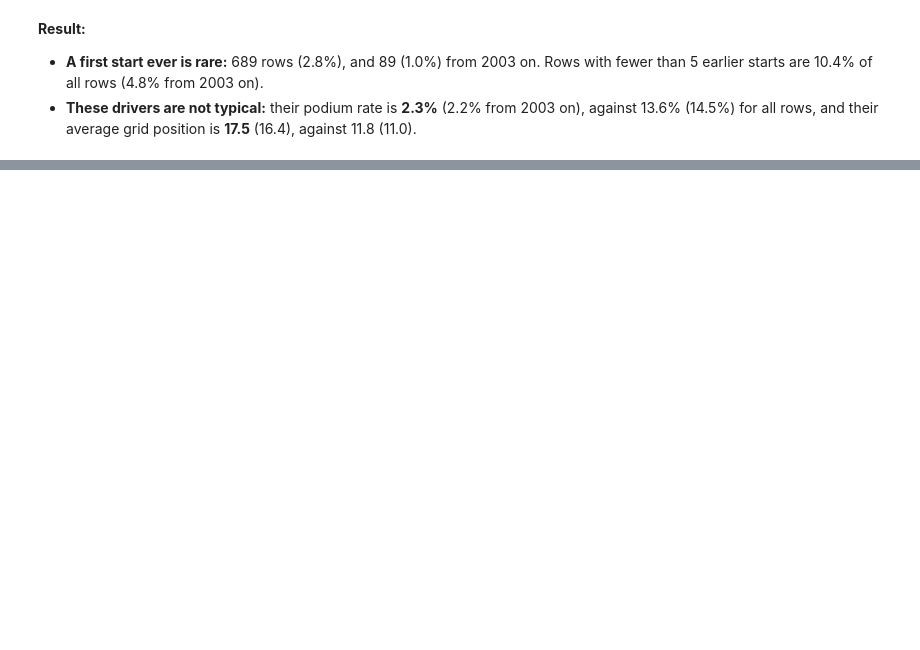
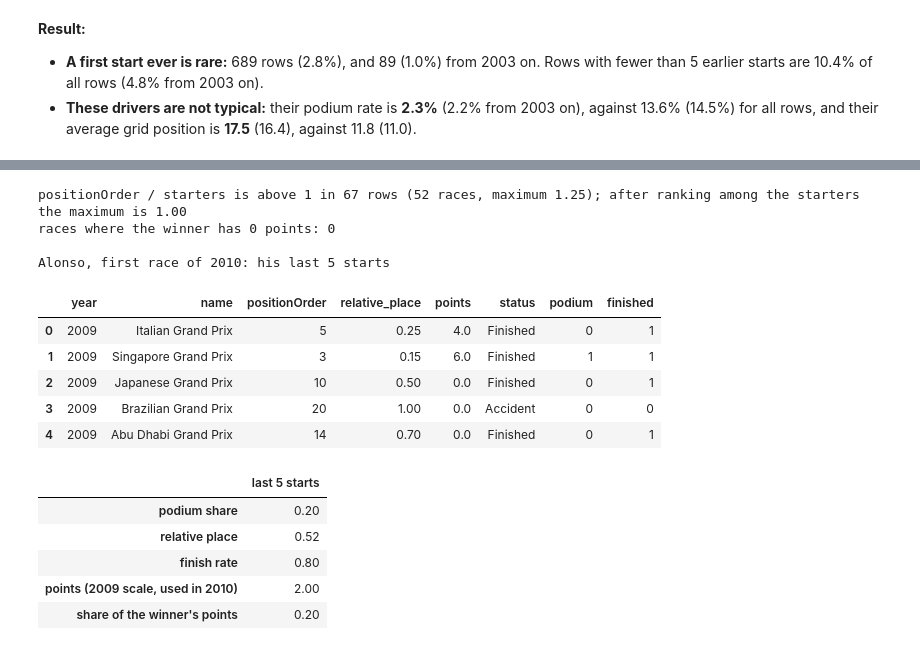
Before and after one commit to esralsayed/ACL-milestone1, a Jupyter notebook: F1_podium_prediction.ipynb, the cells around one changed output, grey strips where cells are left out. Drawn from its saved outputs; the diff is of its cells as text; code cells hidden in the pictures; blank space fills up the shorter version.

Commit message:
last 2 in J remain

```diff
--- a/F1_podium_prediction.ipynb
+++ b/F1_podium_prediction.ipynb
@@ -3404,0 +3492,51 @@ print(f"podium share of the last 3 starts: mean {known['podium_share_last3'].mea
+# %%
+# The candidate measures, one value per driver per race (step 8 averages them over the earlier races of a window)
+form_measures = (clean_rows[["raceId", "driverId", "year", "positionOrder", "points", "statusId", "podium"]]
+                 .merge(races_by_date[["raceId", "date"]], on="raceId")
+                 .sort_values(["date", "raceId"]).reset_index(drop=True))
+form_measures["points"] = form_measures["points"].astype(float)
+form_measures["status"] = form_measures["statusId"].map(status_name)
+form_measures["finished"] = (form_measures["status"].eq("Finished")
+                             | form_measures["status"].str.fullmatch(r"\+\d+ Laps?")).astype(int)      # reached the flag, also when lapped
+starters = form_measures.groupby("raceId")["raceId"].transform("size")                                    # rows of the race in the cleaned table
+form_measures["relative_place"] = form_measures.groupby("raceId")["positionOrder"].rank(method="min") / starters   # 1/n = winner, 1 = last starter
+form_measures["share_of_winner_points"] = form_measures["points"] / form_measures.groupby("raceId")["points"].transform("max")
+
+# Why the place is ranked among the starters first: positionOrder still counts the rows that C1 removed
+raw_relative = form_measures["positionOrder"] / starters
+print(f"positionOrder / starters is above 1 in {int((raw_relative > 1).sum())} rows ({int((raw_relative > 1).groupby(form_measures['raceId']).any().sum())} races, "
+      f"maximum {raw_relative.max():.2f}); after ranking among the starters the maximum is {form_measures['relative_place'].max():.2f}")
+print(f"races where the winner has 0 points: {int((form_measures.groupby('raceId')['points'].max() == 0).sum())}")
+
+# The last 5 earlier starts of each driver (shift by one race: only earlier races; the races available, decision G5)
+by_driver = form_measures.groupby("driverId")
+form_measures["earlier_starts"] = by_driver.cumcount()
+for col in ["podium", "relative_place", "finished", "points", "share_of_winner_points"]:
+    form_measures[f"{col}_last5"] = by_driver[col].transform(lambda s: s.shift(1).rolling(5, min_periods=1).mean())
+
+# Example: Alonso at the first race of 2010. His last 5 starts are the end of 2009
+alonso = text["drivers"].loc[text["drivers"]["driverRef"] == "alonso", "driverId"].iloc[0]
+row = form_measures[(form_measures["driverId"] == alonso) & (form_measures["year"] == 2010)].iloc[0]
+past = form_measures[(form_measures["driverId"] == alonso) & (form_measures["date"] < row["date"])].tail(5)
+print(f"\nAlonso, first race of 2010: his last 5 starts")
+display(past.merge(text["races"][["raceId", "name"]], on="raceId")[["year", "name", "positionOrder", "relative_place", "points", "status", "podium", "finished"]].round(2))
+pd.Series({"podium share": row["podium_last5"], "relative place": row["relative_place_last5"], "finish rate": row["finished_last5"],
+           "points (2009 scale, used in 2010)": row["points_last5"], "share of the winner's points": row["share_of_winner_points_last5"]},
+          name="last 5 starts").round(2).to_frame()
+# %% [output]
+positionOrder / starters is above 1 in 67 rows (52 races, maximum 1.25); after ranking among the starters the maximum is 1.00
+races where the winner has 0 points: 0
+
+Alonso, first race of 2010: his last 5 starts
+|  | year | name | positionOrder | relative_place | points | status | podium | finished |
+| 0 | 2009 | Italian Grand Prix | 5 | 0.25 | 4.0 | Finished | 0 | 1 |
+| 1 | 2009 | Singapore Grand Prix | 3 | 0.15 | 6.0 | Finished | 1 | 1 |
+| 2 | 2009 | Japanese Grand Prix | 10 | 0.50 | 0.0 | Finished | 0 | 1 |
+| 3 | 2009 | Brazilian Grand Prix | 20 | 1.00 | 0.0 | Accident | 0 | 0 |
+| 4 | 2009 | Abu Dhabi Grand Prix | 14 | 0.70 | 0.0 | Finished | 0 | 1 |
+|  | last 5 starts |
+| podium share | 0.20 |
+| relative place | 0.52 |
+| finish rate | 0.80 |
+| points (2009 scale, used in 2010) | 2.00 |
+| share of the winner's points | 0.20 |
```
Also changed, not shown: parts of 57 cells of this notebook, 2 other files.
